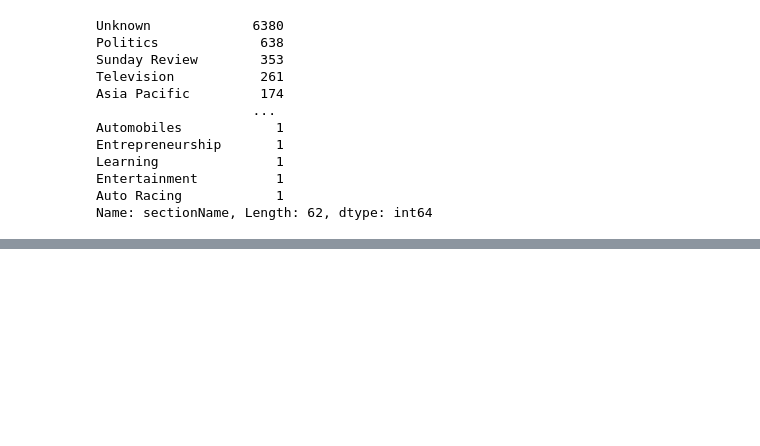
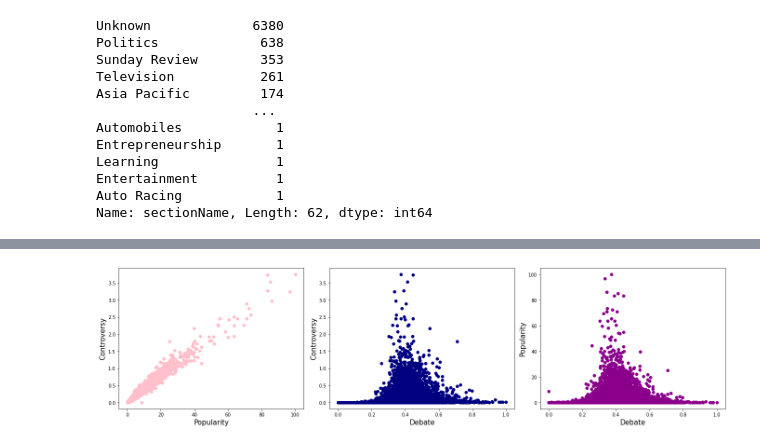
Before and after one commit to andreasala98/NYMines, a Jupyter notebook: NY_Mines.ipynb, the cells around one changed output, grey strips where cells are left out. Drawn from its saved outputs; the diff is of its cells as text; code cells hidden in the pictures; blank space fills up the shorter version.

```diff
--- a/NY_Mines.ipynb
+++ b/NY_Mines.ipynb
@@ -568,0 +604,17 @@ Name: sectionName, Length: 62, dtype: int64
+# %%
+fig, axs = plt.subplots(1, 3, figsize=(19, 5))
+#fig.suptitle("Correlations - Strategy 1",fontsize=20)
+axs[0].scatter(arts['commentNumber'],arts['controv'], color='pink')
+axs[0].set_xlabel('Popularity', fontsize=15)
+axs[0].set_ylabel('Controversy', fontsize=15)
+axs[1].scatter(arts['debate'], arts['controv'],color='navy')
+axs[1].set_xlabel('Debate', fontsize=15)
+axs[1].set_ylabel('Controversy', fontsize=15)
+axs[2].scatter( arts['debate'],arts['commentNumber'],color='darkmagenta')
+axs[2].set_ylabel('Popularity', fontsize=15)
+axs[2].set_xlabel('Debate', fontsize=15)
+
+plt.tight_layout()
+plt.savefig("Pictures/Strat1Corr.pdf")
+# %% [output]
+[figure, added]
```
Also changed, not shown: parts of 9 cells of this notebook, 2 other files.
